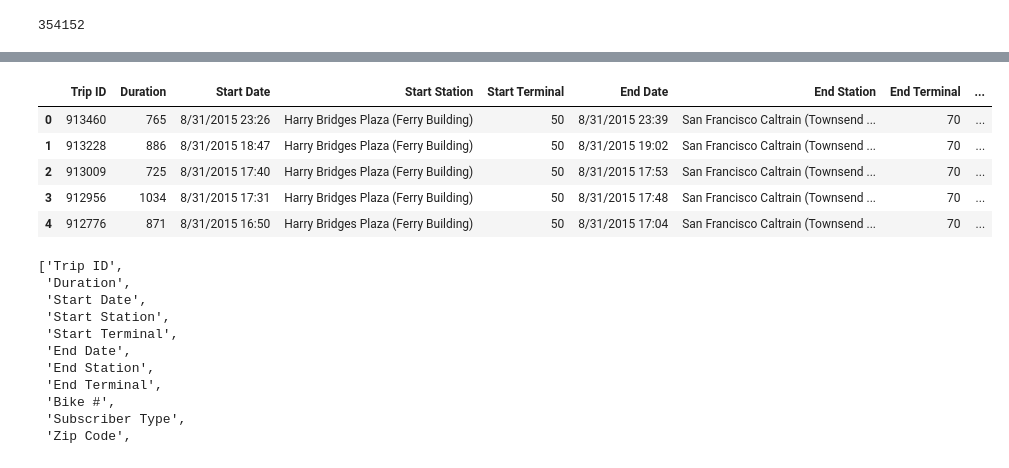
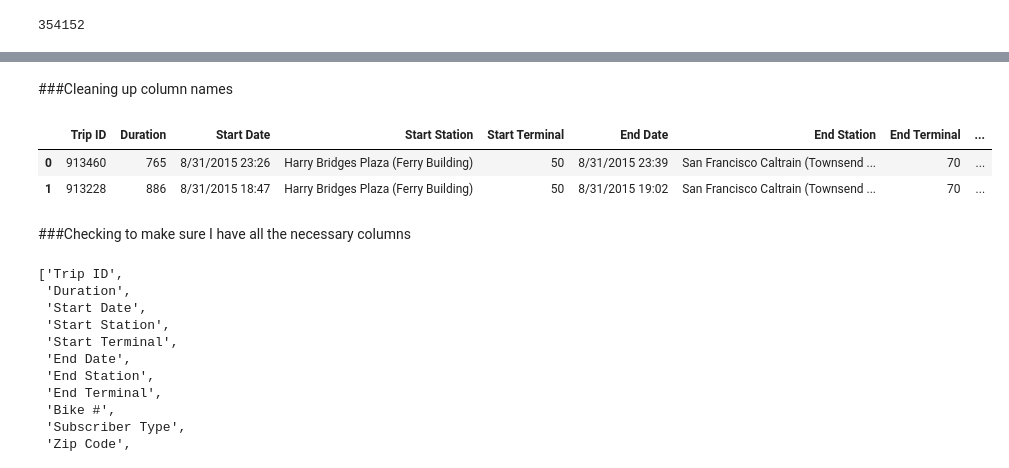
Before and after one commit to mattsarn/cycl.co, a Jupyter notebook: bike_sharing_analysis.ipynb, the cells around one changed output, grey strips where cells are left out. Cells and saved outputs as stored; diff of their text form; code cells hidden in the pictures.

```diff
--- a/bike_sharing_analysis.ipynb
+++ b/bike_sharing_analysis.ipynb
@@ -28,0 +43,7 @@ len(trip_data)
+# %%
+trip_data = trip_data.merge(station_data[['station_id', 'lat', 'long', 'landmark']], left_on = 'Start Terminal', \
+                            right_on = 'station_id')
+trip_data = trip_data.merge(station_data[['station_id', 'lat', 'long']], left_on = 'End Terminal', \
+                            right_on = 'station_id')
+
+trip_data.head(2)
@@ -62,12 +63,13 @@ trip_data_sf.head()
+# %% [markdown]
+###Cleaning up column names
 # %%
 trip_data_sf.rename(columns={'station_id_x': 'start_station', 'lat_x': 'start_lat', 'long_x': 'start_long', 'station_id_y': 'end_station', 'lat_y': 'end_lat', 'long_y': 'end_long'}, inplace=True)
 #trip_data_sf.drop('name', axis=1, inplace=True)
-trip_data_sf.head()
+trip_data_sf.head(2)
 # %% [output]
 |  | Trip ID | Duration | Start Date | Start Station | Start Terminal | End Date | End Station | End Terminal | ... |
 | 0 | 913460 | 765 | 8/31/2015 23:26 | Harry Bridges Plaza (Ferry Building) | 50 | 8/31/2015 23:39 | San Francisco Caltrain (Townsend ... | 70 | ... |
 | 1 | 913228 | 886 | 8/31/2015 18:47 | Harry Bridges Plaza (Ferry Building) | 50 | 8/31/2015 19:02 | San Francisco Caltrain (Townsend ... | 70 | ... |
-| 2 | 913009 | 725 | 8/31/2015 17:40 | Harry Bridges Plaza (Ferry Building) | 50 | 8/31/2015 17:53 | San Francisco Caltrain (Townsend ... | 70 | ... |
-| 3 | 912956 | 1034 | 8/31/2015 17:31 | Harry Bridges Plaza (Ferry Building) | 50 | 8/31/2015 17:48 | San Francisco Caltrain (Townsend ... | 70 | ... |
-| 4 | 912776 | 871 | 8/31/2015 16:50 | Harry Bridges Plaza (Ferry Building) | 50 | 8/31/2015 17:04 | San Francisco Caltrain (Townsend ... | 70 | ... |
+# %% [markdown]
+###Checking to make sure I have all the necessary columns
 # %%
```
Also changed, not shown: parts of 34 cells of this notebook.
